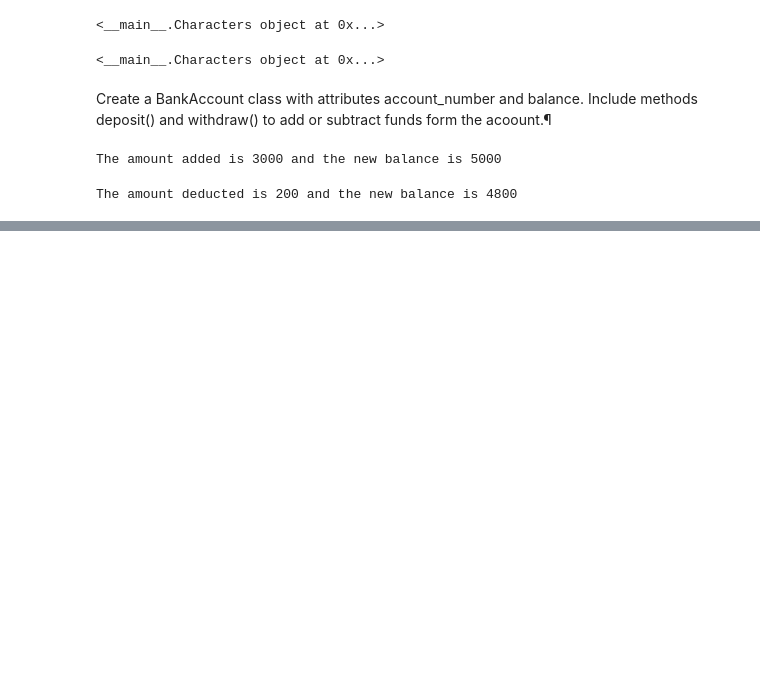
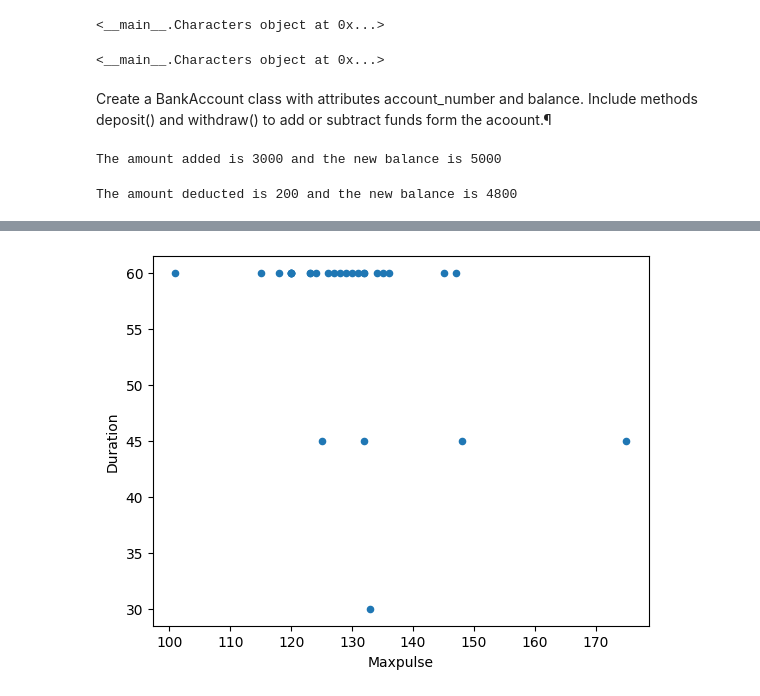
Before and after one commit to Bijaykars/Data-Science-Classes, a Jupyter notebook: Untitled.ipynb, the cells around one changed output, grey strips where cells are left out. Saved outputs shown, nothing was run; the diff lists cells and outputs as text; code cells hidden in the pictures; blank space fills up the shorter version.

```diff
--- a/Untitled.ipynb
+++ b/Untitled.ipynb
@@ -1061,0 +2145,25 @@ The amount deducted is 200 and the new balance is 4800
+# %%
+data = {
+    'A': [6, 2, 7, 3, 5],
+    'B': [5, 4, 3, 2, 1],
+    'C': [1, 1, 1, 1, 1]
+}
+
+# Create a DataFrame
+df = pd.DataFrame(data)
+
+# Compute correlation matrix
+correlation_matrix = df.corr(numeric_only = True,  method = "kendall")
+
+print("Correlation Matrix: Kendall")
+print(correlation_matrix)
+
+correlation_matrix = df.corr(numeric_only = True, method = "pearson")
+
+print("Correlation Matrix: Pearson method")
+print(correlation_matrix)
+
+correlation_matrix = df.corr(numeric_only = True, method =  "spearman")
+
+print("Correlation Matrix: Spearman method")
+print(correlation_matrix)
@@ -1061,0 +2188,5 @@ The amount deducted is 200 and the new balance is 4800
+# %%
+df.plot(y = 'Duration' ,x =  'Maxpulse', kind = "scatter")
+plt.show()
+# %% [output]
+[figure, added]
```
Also changed, not shown: parts of 137 cells of this notebook, 6 other files.
